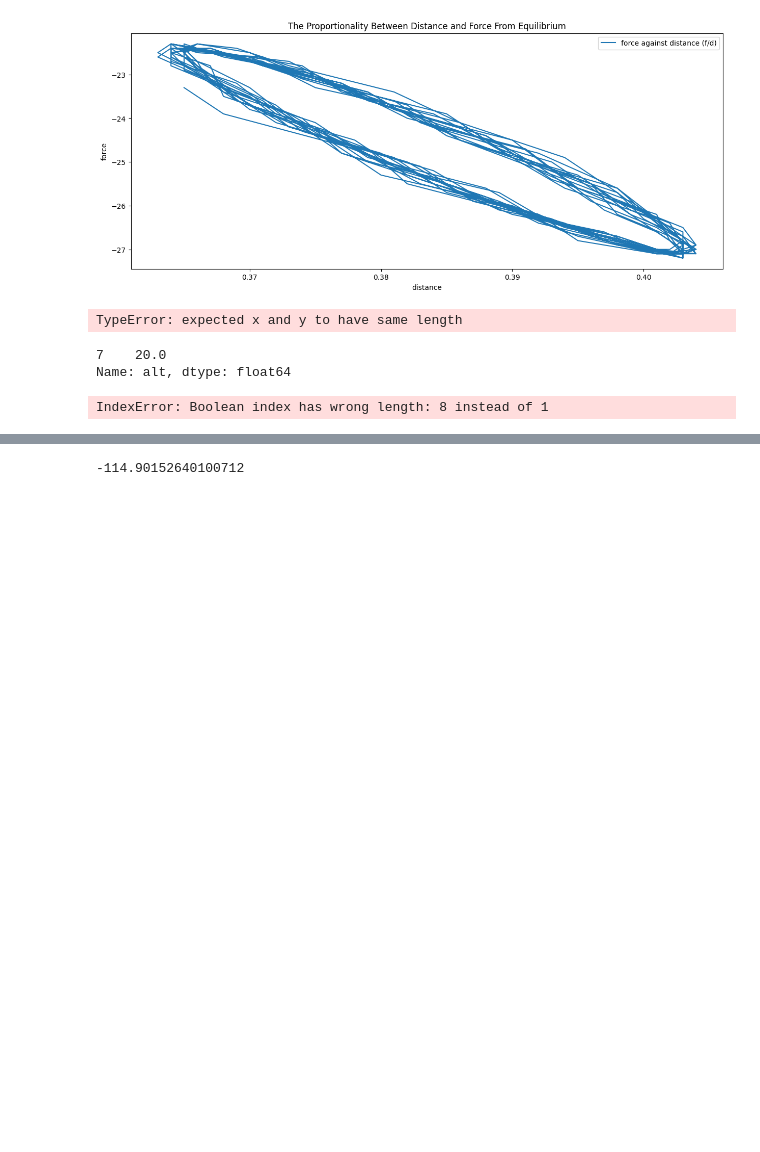
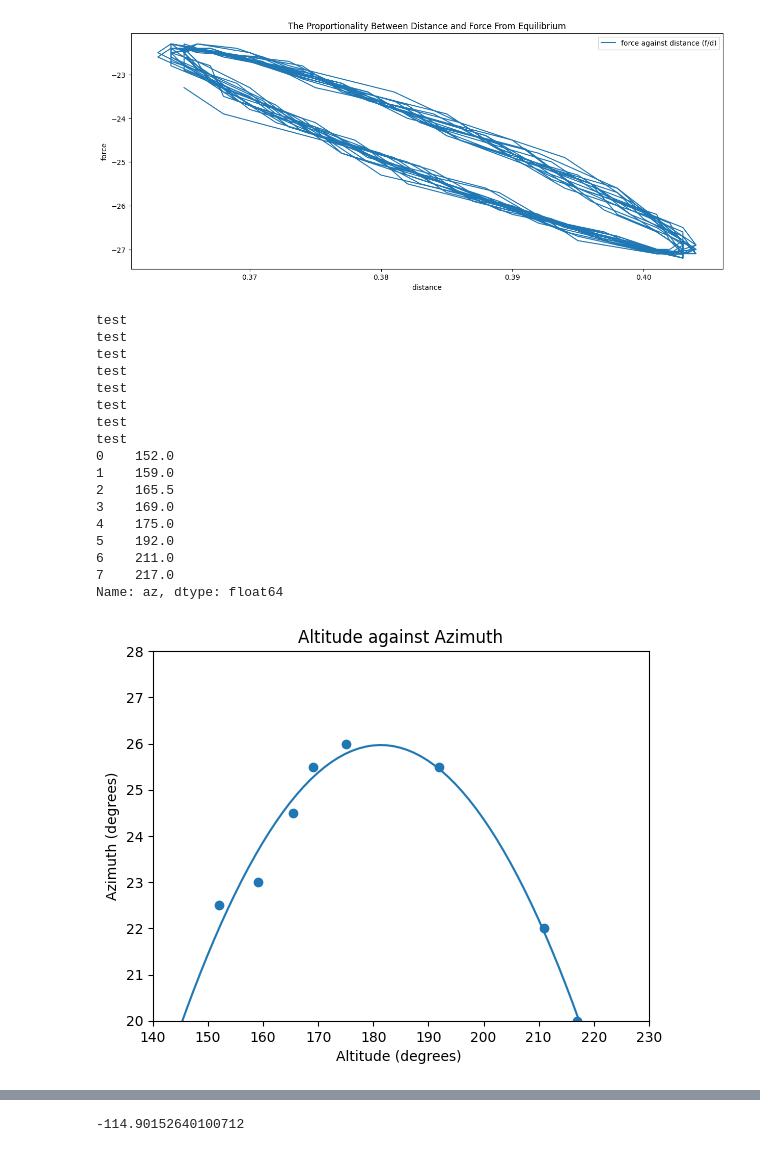
Before and after one commit to ClarkieUK/Data-Analysis, a Jupyter notebook: notebook.ipynb, the cells around one changed output, grey strips where cells are left out. Cells and saved outputs as stored; diff of their text form; code cells hidden in the pictures; blank space fills up the shorter version.

```diff
--- a/notebook.ipynb
+++ b/notebook.ipynb
@@ -64,6 +51,9 @@ force = data['force']
 time2 = data2['time']
 distance2 = data2['distance']
 force2 = data2['force']
+
+alt = astrodata['alt']
+az = astrodata['az']
 # %%
 fig, ax = plt.subplots(figsize=(15, 6))
 ax.plot((distance), force, label = "Force Against Distance (f/d)")
@@ -94,40 +84,68 @@ plt.show()
 [figure]
 # %%
 #define data
-y = astrodata['alt']
-x = astrodata['az']
+matrix = [[az],[alt]]
 
-x = x_sort
-y = y_sort
+
+x = az
+y = alt
+
+list_a = [0, 1, 2, 3, 4, 5, 6, 7, 8, 9]
+list_b = [4, 2, 5, 6, 1, 7, 3, 9, 0, 8]
+
+import operator
+
+for i in range(len(x)) :
+    print("test")
+
+print(x)
 
 #find line of best fit
 a, b, c = np.polyfit(x, y, 2)
 
 #add points to plot
-plt.plot(x, y, color='white')
+plt.scatter(x, y, color='white')
 
-plt.xlabel("Distance (m) ")
-plt.ylabel("Force (N) ")
+plt.xlabel("Altitude (degrees) ")
+plt.ylabel("Azimuth (degrees)")
 
-plt.title("The Line of Gradient Force Over Distance")
+plt.title("Altitude against Azimuth")
 
 #add line of best fit to plot
-plt.plot(x, a*x**2+b*x+c, color='steelblue', linestyle='-', linewidth=2)
+#plt.plot(x, a*x**2+b*x+c, color='steelblue', linestyle='-', linewidth=2)
 
-plt.savefig("bestfitline.png")
+#plt.savefig("bestfitline.png")
 #add fitted regression equation to plot
 #plt.text(1, 17, 'y = ' + '{:.2f}'.format(b) + ' + {:.2f}'.format(a) + 'x', size=14)
+
+#polynomial fit with degree = 2
+model = np.poly1d(np.polyfit(x, y, 2))
+
+#add fitted polynomial line to scatterplot
+polyline = np.linspace(1, 375, 300)
+plt.scatter(x, y)
+plt.plot(polyline, model(polyline))
+plt.ylim(ymin=20)
+plt.ylim(ymax=28)
+plt.xlim(xmin=140)
+plt.xlim(xmax=230)
+plt.show()
 # %% [output]
-TypeError: expected x and y to have same length
+test
+test
+test
+test
+test
+test
+test
+test
+0    152.0
+1    159.0
+2    165.5
+3    169.0
+4    175.0
+5    192.0
+6    211.0
+7    217.0
+Name: az, dtype: float64
+[figure, added]
-# %%
-y
-# %% [output]
-7    20.0
-Name: alt, dtype: float64
-# %%
-indicies = np.argwhere(x == np.sort(x))
-
-y_sort = y[x == np.sort(x)]
-x_sort = np.sort(x)
-# %% [output]
-IndexError: Boolean index has wrong length: 8 instead of 1
```
Also changed, not shown: parts of 7 cells of this notebook, 1 other file.
